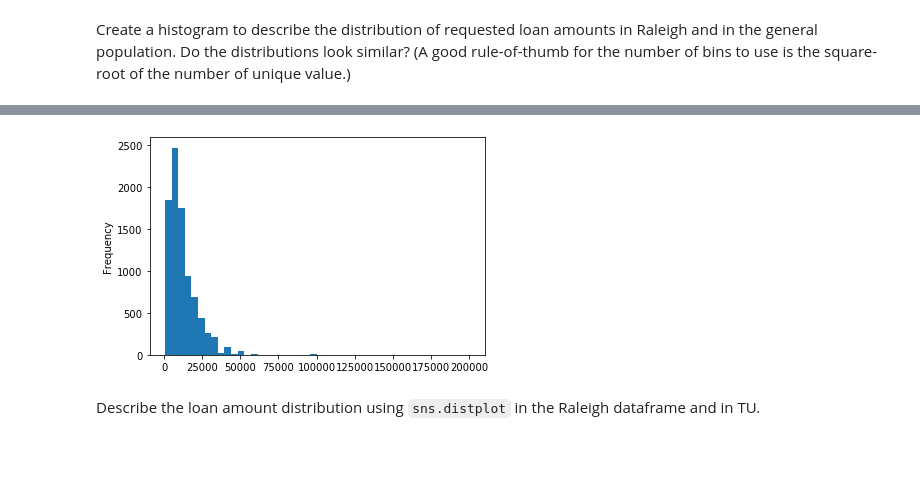
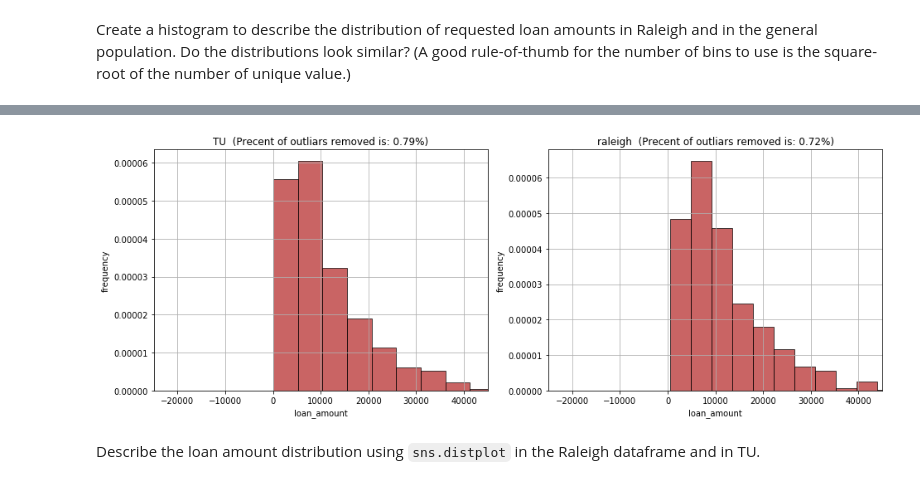
Before and after one commit to Pagaya-Pro/PagayaPro2021, a Jupyter notebook: assignments/solution/assignment1_naor_and_matan.ipynb, the cells around one changed output, grey strips where cells are left out. Saved outputs shown, nothing was run; the diff lists cells and outputs as text; code cells hidden in the pictures; blank space fills up the shorter version.

```diff
--- a/assignments/solution/assignment1_naor_and_matan.ipynb
+++ b/assignments/solution/assignment1_naor_and_matan.ipynb
@@ -183,6 +181,44 @@ tu_data.loan_amnt.plot(kind='hist',bins = int(np.sqrt(unique_population_amount_v
-# %%
-raleigh_df.requested_amount.plot(kind='hist',bins = int(np.sqrt(unique_releigh_amount_values)));
-# %% [output]
-[figure, removed]
+# %%
+# We noticed that setting the number of diffs to 3 instead of 1.5 brings more descriptive charts.
+def remove_out_liars(series):
+    q_25 =  series.quantile(q=0.25, interpolation='linear')
+    q_75 =  series.quantile(q=0.75, interpolation='linear')
+    diff = q_75 - q_25
+    upper_lim = q_75 + (3 *diff)
+    lower_lim = q_25 - (3 *diff)
+    precentage_of_out_liars = ((series.values > upper_lim) | (series.values < lower_lim)).sum() / series.size
+    return lower_lim,upper_lim, precentage_of_out_liars
+# %%
+df_list = [tu_data,raleigh_df]
+df_title_list = ['TU','raleigh']
+# %%
+def plot_density_histogram(data_list,x_lable='x',y_lable='y',titles=[],func_flag='hist'):
+
+
+    plt.figure(figsize=(20,5))
+    for i, data in enumerate(data_list):
+        plt.subplot(1, 3, i+1)
+        bins = int(np.sqrt(len(data.unique())))
+
+        if func_flag == 'hist':
+            plt.hist(data, bins=bins,
+                     density=True,
+                     alpha=0.7, color='firebrick', edgecolor='k', label='noisy')
+        else:
+            sns.distplot(data,bins=bins)
+
+        plt.xlabel(x_lable)
+        plt.ylabel(y_lable)
+        lower_lim,upper_lim, precentage_of_out_liars = remove_out_liars(data)
+        plt.xlim(lower_lim,upper_lim)
+        plt.grid(True)
+
+        if(len(titles) > i):
+            plt.title(titles[i] + "  (Precent of outliars removed is: {}%)".format(str(np.round(100*precentage_of_out_liars,2))))
+        plt.tight_layout();
+# %%
+plot_density_histogram([df.loan_amnt for df in  df_list],'loan_amount','frequency',df_title_list)
+# %% [output]
+[figure, added]
 # %% [markdown]
 Describe the loan amount distribution using `sns.distplot` in the Raleigh dataframe and in TU.
```
Also changed, not shown: parts of 87 cells of this notebook.
